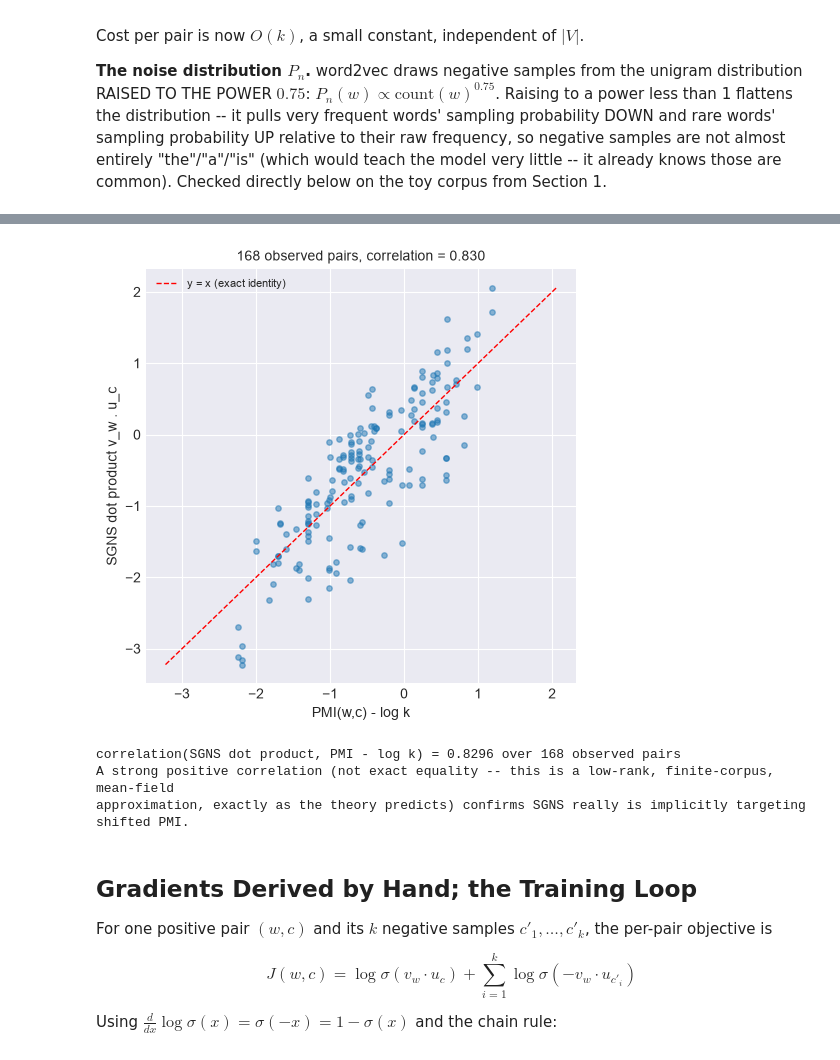
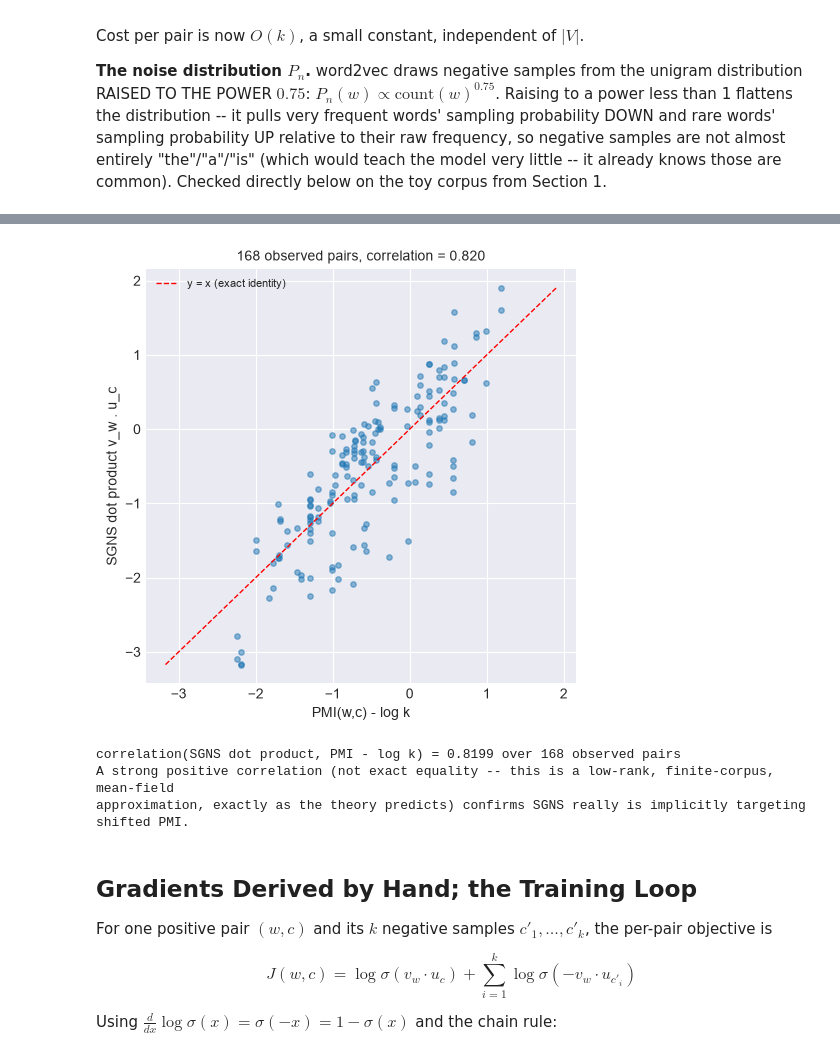
Before and after one commit to powell-clark/unsupervised-learning, a Jupyter notebook: notebooks/25a_word_embeddings_theory.ipynb, the cells around one changed output, grey strips where cells are left out. Saved outputs shown, nothing was run; the diff lists cells and outputs as text; code cells hidden in the pictures.

```diff
--- a/notebooks/25a_word_embeddings_theory.ipynb
+++ b/notebooks/25a_word_embeddings_theory.ipynb
@@ -170,12 +181,20 @@ def softmax_cost_timing(vocab_size, n_calls=200):
         probs = np.exp(logits) / np.exp(logits).sum()
     return (time.perf_counter() - t0) / n_calls * 1000
 
+vsizes = [1_000, 10_000, 100_000, 500_000]
+times = [softmax_cost_timing(v) for v in vsizes]
 print(f"{'|V|':<10}{'time per softmax call (ms)'}")
-for vsize in [1_000, 10_000, 100_000, 500_000]:
-    t = softmax_cost_timing(vsize)
+for vsize, t in zip(vsizes, times):
     print(f"{vsize:<10}{t:.4f}")
-print("\nCost grows roughly linearly with |V| -- negative sampling's O(k) cost (k typically 5-20) is")
-print("independent of |V| entirely, which is exactly why it is the practical choice at real vocabulary scale.")
+
+overall_ratio = times[-1] / times[0]
+vocab_ratio = vsizes[-1] / vsizes[0]
+print(f"\n|V| grew {vocab_ratio:.0f}x ({vsizes[0]:,} to {vsizes[-1]:,}); measured time grew {overall_ratio:.0f}x --")
+print("cost clearly grows WITH |V| but not perfectly linearly at this scale (small-|V| calls are dominated by")
+print("fixed allocation overhead rather than the O(|V|) dot product itself, so the smallest step overstates")
+print("the true asymptotic rate). Negative sampling's O(k) cost (k typically 5-20), by contrast, is")
+print("independent of |V| entirely regardless of these measurement artefacts -- which is exactly why it is")
+print("the practical choice once |V| reaches real vocabulary scale.")
 
 # unigram^0.75 reshaping, measured on Section 1's own toy-corpus word frequencies.
 from collections import Counter
@@ -281,12 +305,13 @@ def sgns_train(sequences, dim=16, window=3, k=5, epochs=60, lr_start=0.05, lr_en
             lr = lr_start + (lr_end - lr_start) * frac  # linear decay, standard word2vec practice
             step += 1
             w, c = pairs[idx]
-            v_w, u_c = center[w], context[c]
+            v_w = center[w]
+            u_c = context[c].copy()
 
             score = sigmoid(np.dot(v_w, u_c))
             grad_v_total = (1 - score) * u_c
-            context[c] = u_c + lr * (1 - score) * v_w
 
+            neg_indices = []
             neg_count = 0
             while neg_count < k:
                 if neg_ptr >= neg_table_size:
@@ -296,45 +321,66 @@ def sgns_train(sequences, dim=16, window=3, k=5, epochs=60, lr_start=0.05, lr_en
                 neg_ptr += 1
                 if c_neg == c:
                     continue
-                u_neg = context[c_neg]
-                score_neg = sigmoid(np.dot(v_w, u_neg))
-                context[c_neg] = u_neg - lr * score_neg * v_w
-                grad_v_total = grad_v_total - score_neg * u_neg
+                neg_indices.append(c_neg)
                 neg_count += 1
 
+            # Snapshot each unique negative context row ONCE (pre-update), then accumulate
+            # every draw's gradient contribution against that fixed snapshot -- matches the
+            # hand-derived update rule exactly even when the same negative index is drawn
+            # more than once within a single pair's k samples (rare at large vocabulary,
+            # common enough to matter on this lesson's tiny ones -- without this, a repeat
+            # draw would read a row a PRIOR draw in the same pair had already mutated).
+            unique_neg = {}
+            for cn in neg_indices:
+                if cn not in unique_neg:
+                    unique_neg[cn] = context[cn].copy()
+            neg_delta = {cn: np.zeros(dim) for cn in unique_neg}
+            for cn in neg_indices:
+                u_neg = unique_neg[cn]
+                score_neg = sigmoid(np.dot(v_w, u_neg))
+                grad_v_total = grad_v_total - score_neg * u_neg
+                neg_delta[cn] = neg_delta[cn] - lr * score_neg * v_w
+
+            context[c] = u_c + lr * (1 - score) * v_w
+            for cn, delta in neg_delta.items():
+                context[cn] = unique_neg[cn] + delta
             center[w] = v_w + lr * grad_v_total
     return center, context, vocab, word_to_idx, counts
 
 # plain-unigram negative sampling (power=1.0) to match the Levy-Goldberg derivation exactly
 K_NEG = 5
-center_pmi, context_pmi, vocab_pmi, w2i_pmi, _ = sgns_train(
+center_pmi, context_pmi, vocab_pmi, _, _ = sgns_train(
     toy_sequences, dim=8, window=3, k=K_NEG, epochs=60, lr_start=0.05, lr_end=1e-4, power=1.0, seed=SEED)
+# sgns_train() derives its own vocab internally (sorted() over the same toy_sequences cell 6 used) --
+# asserted equal to cell 6's vocab/cooc ordering rather than assumed, since the loop below indexes
+# cooc[i,j] using these positions directly.
+assert vocab_pmi == vocab, "vocab ordering must match cell 6's cooc matrix for the indices below to align"
 
 pmi_shifted, dots = [], []
 Vp = len(vocab_pmi)
 for i in range(Vp):
     for j in range(Vp):
         if cooc[i, j] > 0:
             pmi_val = np.log((cooc[i, j] * total) / (word_totals[i] * word_totals[j]))
             pmi_shifted.append(pmi_val - np.log(K_NEG))
             dots.append(np.dot(center_pmi[i], context_pmi[j]))
 pmi_shifted, dots = np.array(pmi_shifted), np.array(dots)
 corr = np.corrcoef(pmi_shifted, dots)[0, 1]
 
 fig, ax = plt.subplots(figsize=(5, 5))
 ax.scatter(pmi_shifted, dots, alpha=0.5, s=15)
 lims = [min(pmi_shifted.min(), dots.min()), max(pmi_shifted.max(), dots.max())]
 ax.plot(lims, lims, 'r--', linewidth=1, label='y = x (exact identity)')
 ax.set_xlabel('PMI(w,c) - log k'); ax.set_ylabel('SGNS dot product v_w . u_c')
 ax.set_title(f'{len(pmi_shifted)} observed pairs, correlation = {corr:.3f}', fontsize=10)
 ax.legend(fontsize=8); plt.tight_layout(); plt.show()
 
 print(f"correlation(SGNS dot product, PMI - log k) = {corr:.4f} over {len(pmi_shifted)} observed pairs")
 print("A strong positive correlation (not exact equality -- this is a low-rank, finite-corpus, mean-field")
 print("approximation, exactly as the theory predicts) confirms SGNS really is implicitly targeting shifted PMI.")
 # %% [output]
-[figure, old version]
+[figure, new version]
-correlation(SGNS dot product, PMI - log k) = 0.8296 over 168 observed pairs
+correlation(SGNS dot product, PMI - log k) = 0.8199 over 168 observed pairs
 A strong positive correlation (not exact equality -- this is a low-rank, finite-corpus, mean-field
 approximation, exactly as the theory predicts) confirms SGNS really is implicitly targeting shifted PMI.
 # %% [markdown]
```
Also changed, not shown: parts of 8 cells of this notebook, 1 other file.
